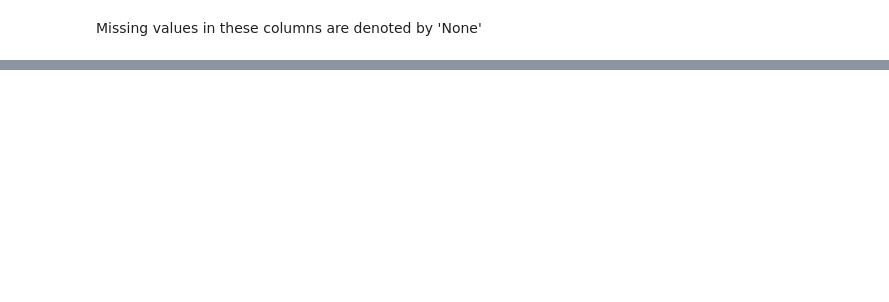
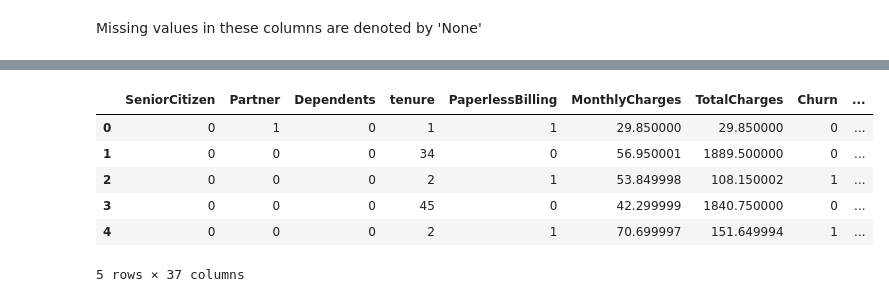
Before and after one commit to rasmodev/Customer-Churn-Prediction-Machine-Learning-Classification-Project, a Jupyter notebook: Classification_Telco_customer_churn.ipynb, the cells around one changed output, grey strips where cells are left out. Drawn from its saved outputs; the diff is of its cells as text; code cells hidden in the pictures; blank space fills up the shorter version.

```diff
--- a/Classification_Telco_customer_churn.ipynb
+++ b/Classification_Telco_customer_churn.ipynb
@@ -1271,0 +1236,6 @@ train_df
+# %%
+# Drop the customerID, gender, PhoneService, and MultipleLines columns from the train dataset
+# The columns have no use in explaining whether or not the customer will churn.
+train_df.drop(columns=['customerID', 'gender', 'PhoneService', 'MultipleLines'], inplace=True)
+
+train_df.columns
@@ -1271,0 +1284,5 @@ train_df
+# %%
+# Create a new feature 'LifetimeValue' to Find the lifetime value of each customer (Objective 2)
+# Calculate the customer's lifetime value by considering factors such as tenure, monthly charges, and total charges.
+train_df['LifetimeValue'] = train_df['tenure'] * train_df['MonthlyCharges']
+test_df['LifetimeValue'] = test_df['tenure'] * test_df['MonthlyCharges']
@@ -1271,0 +1311,18 @@ train_df
+# %%
+train_df_transformed = train_df.copy()
+
+# label encoding (binary variables)
+label_encoding_columns = ['Partner', 'Dependents', 'PaperlessBilling','Churn']
+le = LabelEncoder()
+
+# encode categorical binary features using label encoding
+for column in label_encoding_columns:
+    train_df_transformed[column] = le.fit_transform(train_df_transformed[column])
+# %%
+# one-hot encoding (categorical variables with more than two levels)
+one_hot_encoding_columns = [ 'InternetService', 'OnlineSecurity', 'OnlineBackup', 'DeviceProtection',
+                            'TechSupport', 'StreamingTV',  'StreamingMovies', 'Contract', 'PaymentMethod',]
+
+# encode categorical variables with more than two levels using one-hot encoding
+
+train_df_transformed = pd.get_dummies(train_df_transformed, columns=one_hot_encoding_columns)
@@ -1271,0 +1348,10 @@ train_df
+# %%
+train_df_transformed.head()
+# %% [output]
+|  | SeniorCitizen | Partner | Dependents | tenure | PaperlessBilling | MonthlyCharges | TotalCharges | Churn | ... |
+| 0 | 0 | 1 | 0 | 1 | 1 | 29.850000 | 29.850000 | 0 | ... |
+| 1 | 0 | 0 | 0 | 34 | 0 | 56.950001 | 1889.500000 | 0 | ... |
+| 2 | 0 | 0 | 0 | 2 | 1 | 53.849998 | 108.150002 | 1 | ... |
+| 3 | 0 | 0 | 0 | 45 | 0 | 42.299999 | 1840.750000 | 0 | ... |
+| 4 | 0 | 0 | 0 | 2 | 1 | 70.699997 | 151.649994 | 1 | ... |
+5 rows × 37 columns
```
Also changed, not shown: parts of 43 cells of this notebook.
